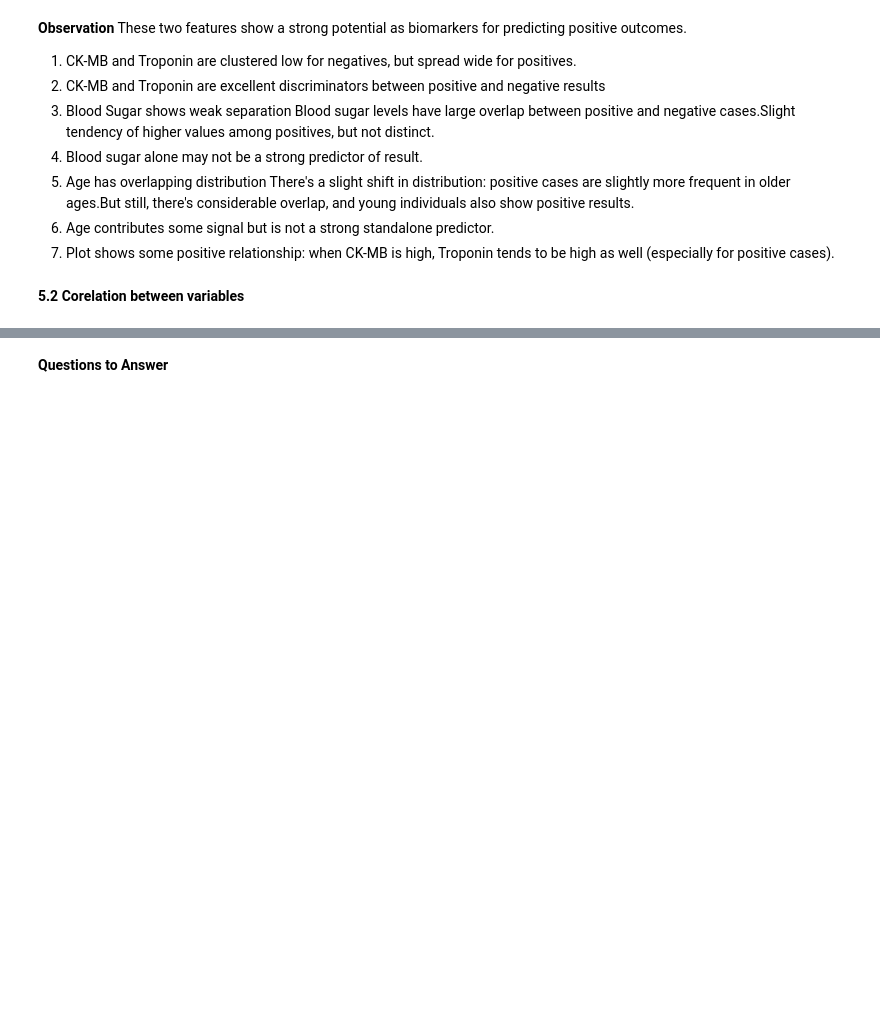
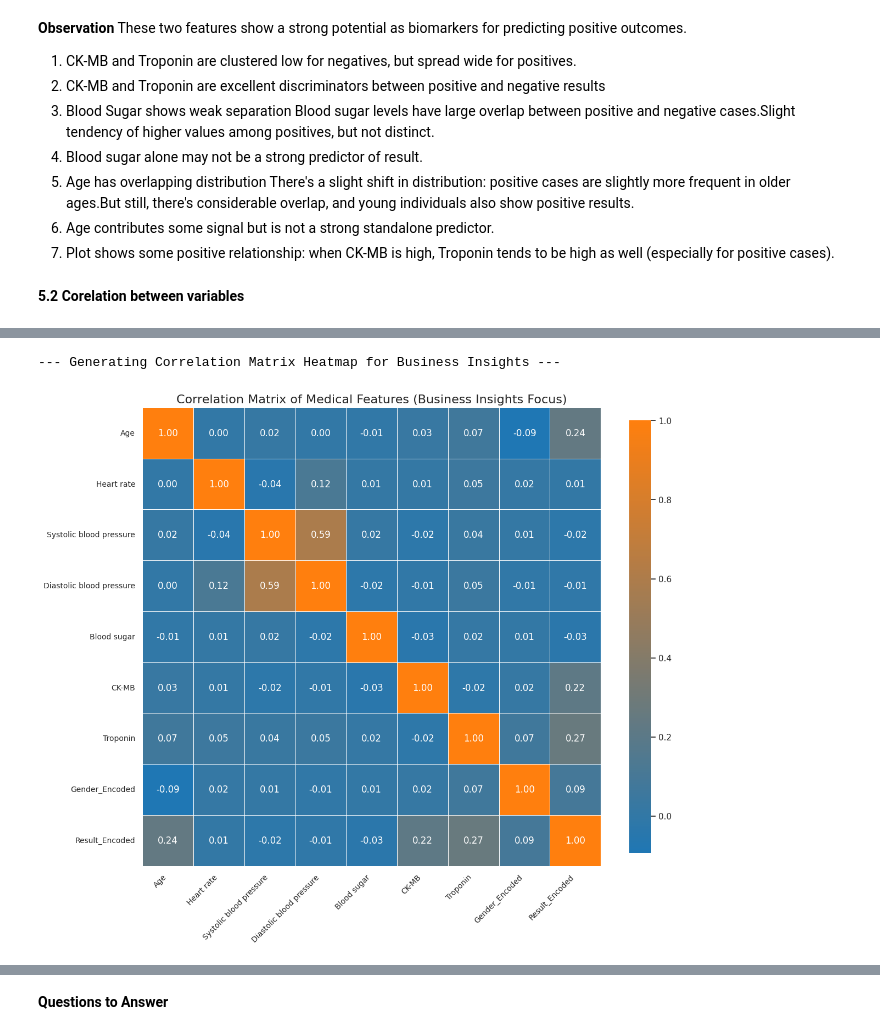
Before and after one commit to Madhulik123/Data-Analysis-project, a Jupyter notebook: Copy_of_heart.ipynb, the cells around one changed output, grey strips where cells are left out. Drawn from its saved outputs; the diff is of its cells as text; code cells hidden in the pictures; blank space fills up the shorter version.

```diff
--- a/Copy_of_heart.ipynb
+++ b/Copy_of_heart.ipynb
@@ -428,0 +390,53 @@ plt.show()
+# %%
+# --- Correlation Matrix Heatmap for Business Insights ---
+print("\n--- Generating Correlation Matrix Heatmap for Business Insights ---")
+Result_Encoded_mapping = {'negative': 0, 'positive': 1}
+df['Result_Encoded'] = df['Result'].map(Result_Encoded_mapping)
+
+# Select only numeric columns including all engineered features and the encoded Result.
+# Exclude original 'Result' and 'Gender' if they exist as objects.
+# Ensure all engineered features are included in `df` before this step.
+numerical_cols_for_corr = [
+    'Age', 'Heart rate', 'Systolic blood pressure', 'Diastolic blood pressure',
+    'Blood sugar', 'CK-MB', 'Troponin',
+    'Gender_Encoded', # Use the encoded gender
+    'pulse_pressure', 'MAP', 'Biomarker', 'Age_Squared', 'Age_Gender_Interaction',
+    'Result_Encoded' # Always include the target
+]
+
+# Ensure only columns present in df are selected
+numerical_cols_for_corr = [col for col in numerical_cols_for_corr if col in df.columns]
+
+# Compute correlation matrix
+corr_matrix = df[numerical_cols_for_corr].corr()
+
+# Create a two-color "gradient" colormap for better visual distinction
+from matplotlib.colors import LinearSegmentedColormap
+custom_cmap = LinearSegmentedColormap.from_list(
+    name="two_color",
+    colors=["#1f77b4", "#ff7f0e"] # Blue to Orange
+)
+
+# Plot heatmap using the custom two-color cmap
+import matplotlib.pyplot as plt
+import seaborn as sns
+
+plt.figure(figsize=(14, 12)) # Increased size for better readability
+sns.heatmap(
+    corr_matrix,
+    annot=True,     # Show correlation coefficients
+    fmt=".2f",      # Format to two decimal places
+    cmap=custom_cmap,
+    linewidths=0.5, # Add lines between cells
+    square=True,    # Ensure cells are square
+    cbar_kws={"shrink": 0.75} # Shrink color bar
+    # cbar_pos=(0.92, 0.1, 0.03, 0.8) # Position of the color bar (left, bottom, width, height)
+)
+plt.title("Correlation Matrix of Medical Features (Business Insights Focus)", fontsize=16)
+plt.xticks(rotation=45, ha='right', fontsize=10) # Adjust font size and rotation
+plt.yticks(rotation=0, fontsize=10)
+plt.tight_layout(rect=[0, 0, 0.9, 1]) # Adjust layout to prevent color bar overlap
+plt.show()
+# %% [output]
+--- Generating Correlation Matrix Heatmap for Business Insights ---
+[figure, added]
```
Also changed, not shown: parts of 12 cells of this notebook.
